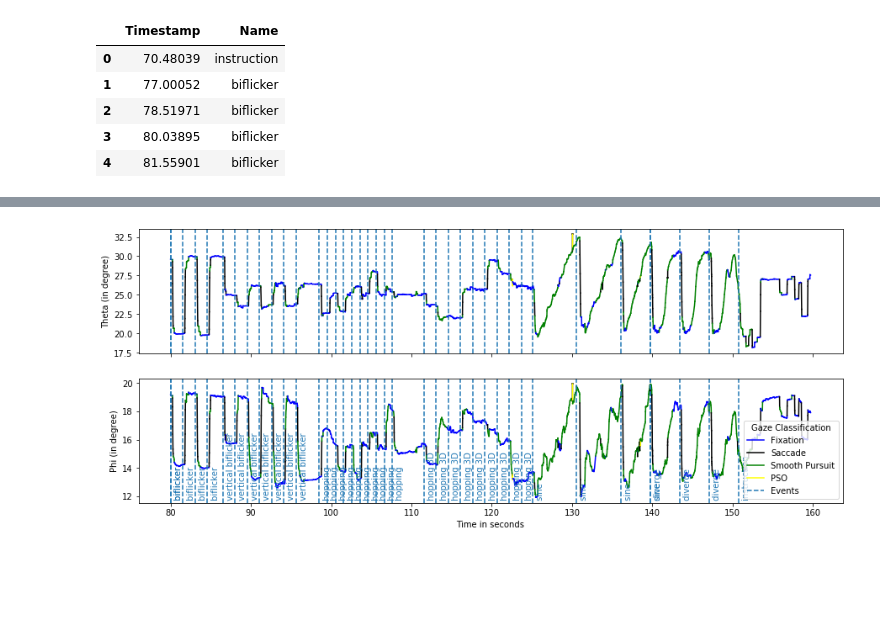
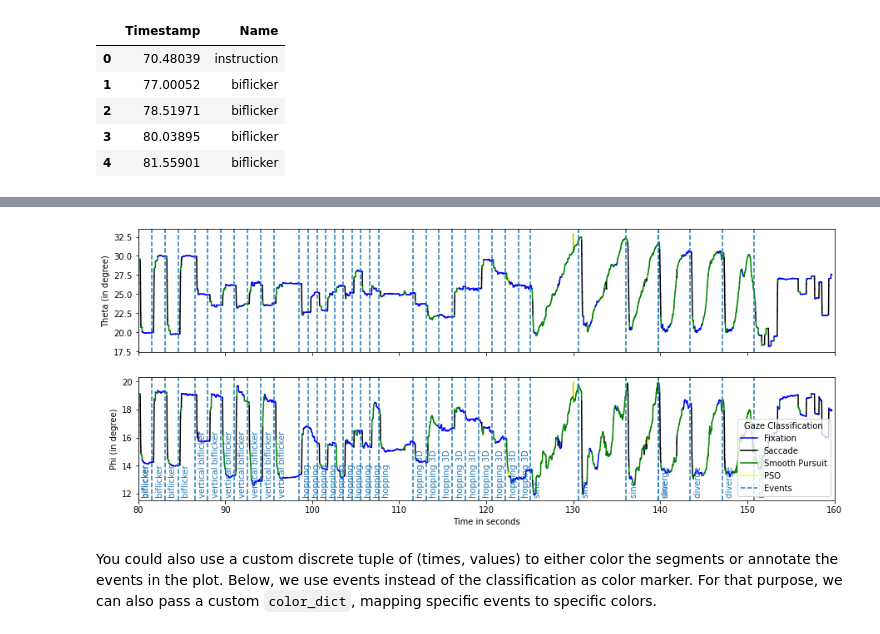
Before and after one commit to DiGyt/cateyes, a Jupyter notebook: example_pandas_workflow.ipynb, the cells around one changed output, grey strips where cells are left out. Drawn from its saved outputs; the diff is of its cells as text; code cells hidden in the pictures; blank space fills up the shorter version.

```diff
--- a/example_pandas_workflow.ipynb
+++ b/example_pandas_workflow.ipynb
@@ -104,18 +175,22 @@ plot_segmentation(df["Theta"], df["Timestamp"], dis_seg_class, dis_events);
 # %%
+# convert events and classifications to discrete format (for plotting)
 dis_seg_class = continuous_to_discrete(df["Timestamp"],
                                        df["NSLR_Segment"],
                                        df["NSLR_Class"])
 dis_events = continuous_to_discrete(df["Timestamp"], df["Event_Idx"],
                                     df["Event_Name"])
 
+# create a matplotlib figure including plots for the x and y gaze array
 fig, axes = plt.subplots(2, figsize=(15, 6), sharex=True)
-
-plot_segmentation(df["Theta"], df["Timestamp"], dis_seg_class, dis_events, show_event_text=False,
-                  show_legend=False, ax=axes[0])
+plot_segmentation(df["Theta"], df["Timestamp"], dis_seg_class, dis_events, ax=axes[0],
+                  show_event_text=False, show_legend=False)
 plot_segmentation(df["Phi"], df["Timestamp"], dis_seg_class, dis_events, ax=axes[1])
 
 axes[0].set_ylabel("Theta (in degree)")
+axes[0].set_xlim([80, 160])
 axes[1].set_ylabel("Phi (in degree)")
 axes[1].set_xlabel("Time in seconds");
 # %% [output]
-[figure, old version]
+[figure, new version]
+# %% [markdown]
+You could also use a custom discrete tuple of (times, values) to either color the segments or annotate the events in the plot. Below, we use events instead of the classification as color marker. For that purpose, we can also pass a custom `color_dict`, mapping specific events to specific colors.
```
Also changed, not shown: parts of 35 cells of this notebook.
